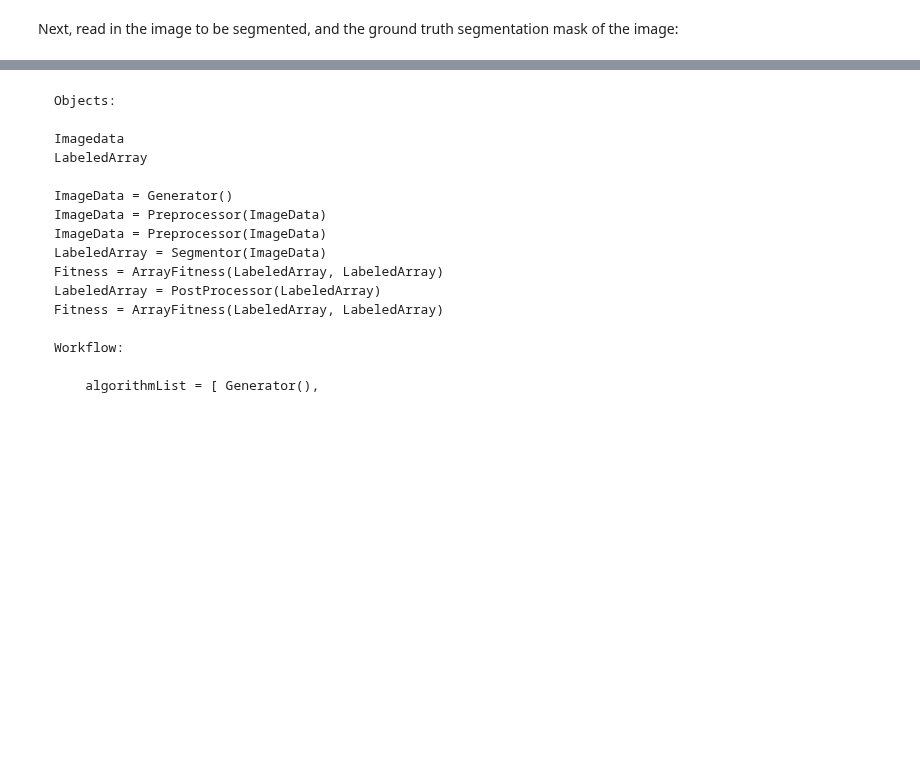
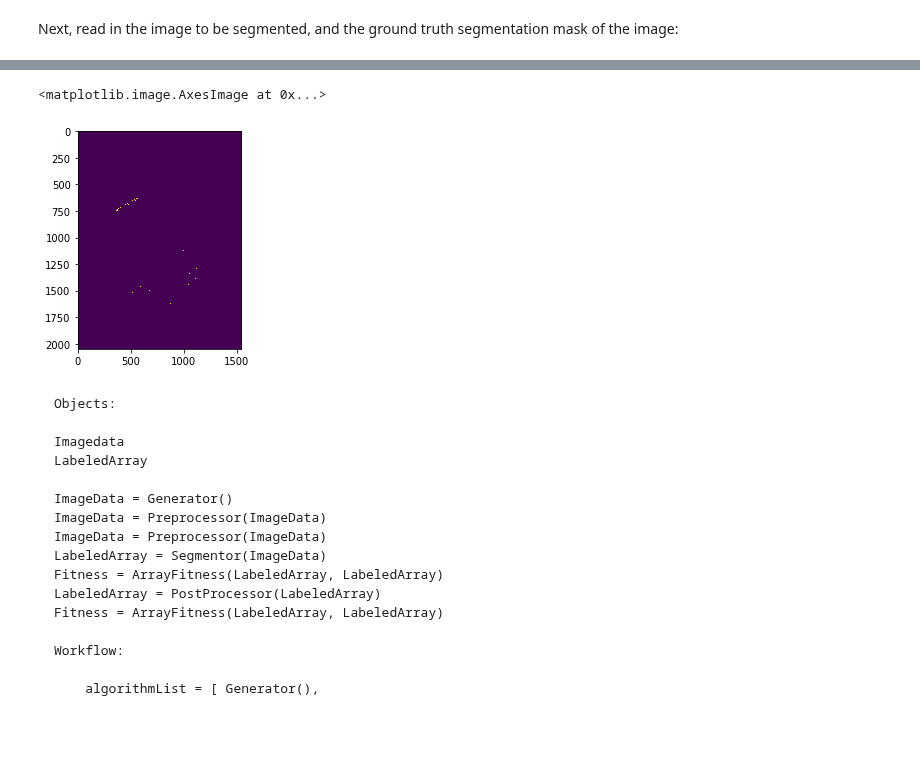
Before and after one commit to see-insight/see-segment, a Jupyter notebook: ColorSpace_tester.ipynb, the cells around one changed output, grey strips where cells are left out. Saved outputs shown, nothing was run; the diff lists cells and outputs as text; code cells hidden in the pictures; blank space fills up the shorter version.

````diff
--- a/ColorSpace_tester.ipynb
+++ b/ColorSpace_tester.ipynb
@@ -26,3 +44,11 @@ data.colorspace = cs.evaluate(data.img)
+# %%
+seg = segmentor()
+# %%
+out = seg.evaluate(data)
+plt.imshow(out)
+# %% [output]
+<matplotlib.image.AxesImage at 0x...>
+[figure, added]
 # %% [markdown]
 ```
 Objects:
````
Also changed, not shown: parts of 5 cells of this notebook, 5 other files.
